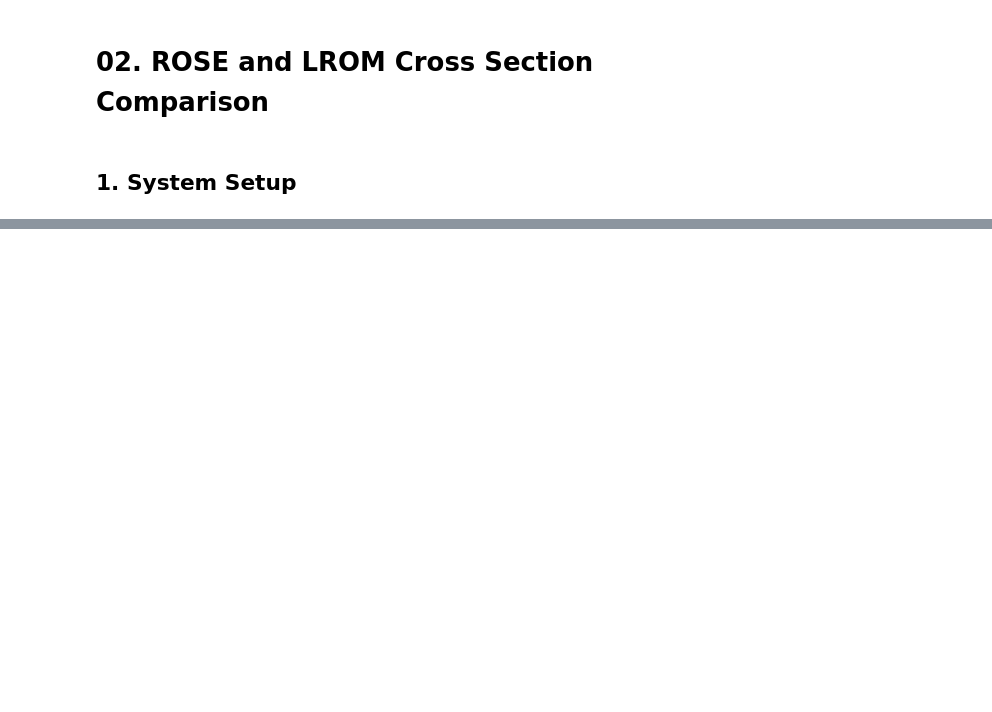
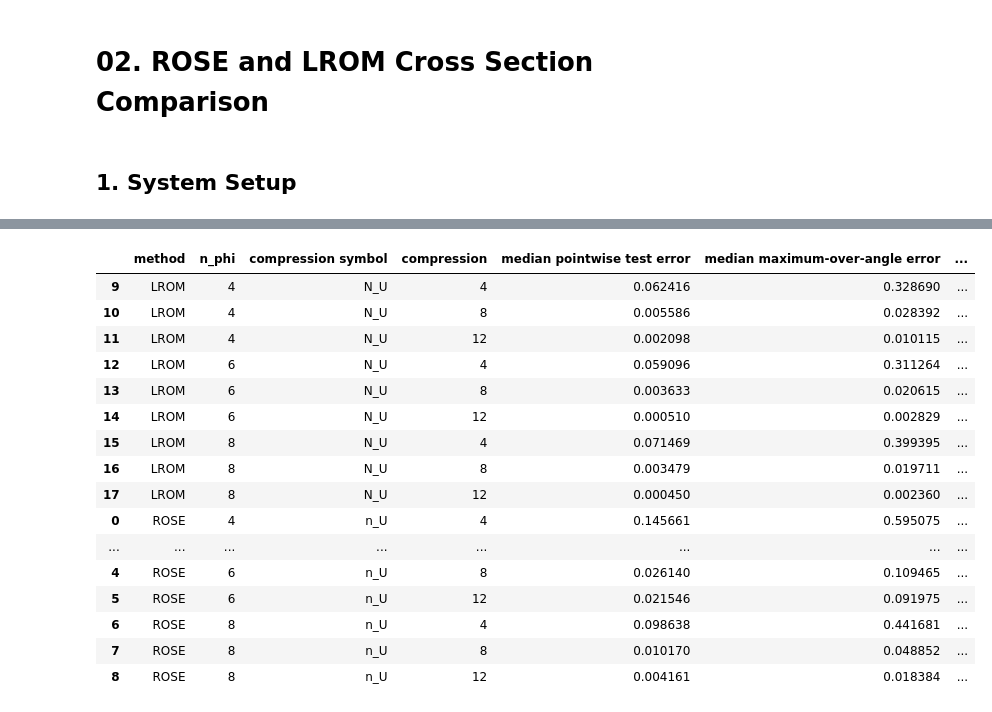
Before and after one commit to nitrogen5052/Learning-Reduced-Order-Models, a Jupyter notebook: notebooks/02_rose_vs_lrom_cross_sections.ipynb, the cells around one changed output, grey strips where cells are left out. Saved outputs shown, nothing was run; the diff lists cells and outputs as text; code cells hidden in the pictures; blank space fills up the shorter version.

```diff
--- a/notebooks/02_rose_vs_lrom_cross_sections.ipynb
+++ b/notebooks/02_rose_vs_lrom_cross_sections.ipynb
@@ -876,0 +442,46 @@ validation_summary
+# %%
+# ROSE n_U counts EIM interaction functions; LROM N_U counts learned operator matrices.
+summary_rows = []
+for method, symbol, results in (
+    ("ROSE", "n_U", rose_results),
+    ("LROM", "N_U", lrom_results),
+):
+    for (n_phi, compression), result in results.items():
+        summary_rows.append(
+            {
+                "method": method,
+                "n_phi": n_phi,
+                "compression symbol": symbol,
+                "compression": compression,
+                "median pointwise test error": float(
+                    np.median(result["test_median_over_angle_error"])
+                ),
+                "median maximum-over-angle error": float(
+                    np.median(result["test_maximum_over_angle_error"])
+                ),
+                "median online time [s]": float(np.median(result["test_seconds"])),
+            }
+        )
+
+summary_table = pd.DataFrame(summary_rows).sort_values(
+    ["method", "n_phi", "compression"]
+)
+summary_table
+# %% [output]
+|  | method | n_phi | compression symbol | compression | median pointwise test error | median maximum-over-angle error | ... |
+| 9 | LROM | 4 | N_U | 4 | 0.062416 | 0.328690 | ... |
+| 10 | LROM | 4 | N_U | 8 | 0.005586 | 0.028392 | ... |
+| 11 | LROM | 4 | N_U | 12 | 0.002098 | 0.010115 | ... |
+| 12 | LROM | 6 | N_U | 4 | 0.059096 | 0.311264 | ... |
+| 13 | LROM | 6 | N_U | 8 | 0.003633 | 0.020615 | ... |
+| 14 | LROM | 6 | N_U | 12 | 0.000510 | 0.002829 | ... |
+| 15 | LROM | 8 | N_U | 4 | 0.071469 | 0.399395 | ... |
+| 16 | LROM | 8 | N_U | 8 | 0.003479 | 0.019711 | ... |
+| 17 | LROM | 8 | N_U | 12 | 0.000450 | 0.002360 | ... |
+| 0 | ROSE | 4 | n_U | 4 | 0.145661 | 0.595075 | ... |
+| ... | ... | ... | ... | ... | ... | ... | ... |
+| 4 | ROSE | 6 | n_U | 8 | 0.026140 | 0.109465 | ... |
+| 5 | ROSE | 6 | n_U | 12 | 0.021546 | 0.091975 | ... |
+| 6 | ROSE | 8 | n_U | 4 | 0.098638 | 0.441681 | ... |
+| 7 | ROSE | 8 | n_U | 8 | 0.010170 | 0.048852 | ... |
+| 8 | ROSE | 8 | n_U | 12 | 0.004161 | 0.018384 | ... |
```
Also changed, not shown: parts of 43 cells of this notebook, 7 other files.
